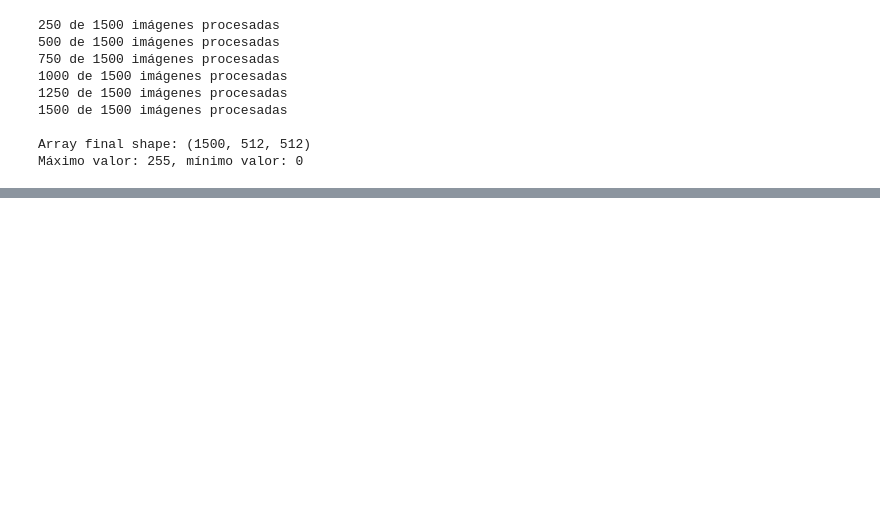
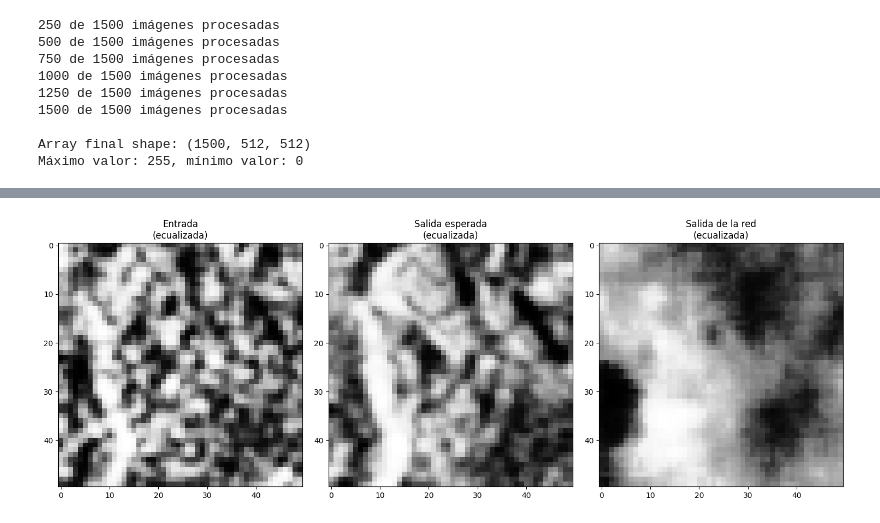
Before and after one commit to biancabalzarini/despeckling, a Jupyter notebook: notebooks/main_real_images.ipynb, the cells around one changed output, grey strips where cells are left out. Drawn from its saved outputs; the diff is of its cells as text; code cells hidden in the pictures; blank space fills up the shorter version.

```diff
--- a/notebooks/main_real_images.ipynb
+++ b/notebooks/main_real_images.ipynb
@@ -68,0 +347,20 @@ plt.show()
+# %%
+total_loss = 0
+with torch.no_grad(): # Esto es para asegurarse de que no se realicen cálculos de gradientes durante la evaluación del autoencoder.
+                      # Al entrar en este bloque, se desactiva el cálculo y almacenamiento automático de gradientes para reducir el uso de memoria y acelerar la evaluación.
+    for data in test_loader:
+        entrada, salida = data
+        entrada = entrada.float()
+        salida = salida.float()
+
+        # Forward pass
+        outputs = autoencoder(entrada) # Se realiza el forward pass del autoencoder con las imágenes de prueba.
+                                       # El autoencoder genera las imágenes reconstruidas utilizando el método forward() que definimos previamente en la clase Autoencoder.
+        loss = criterion(outputs, salida) # Se calcula la pérdida entre las imágenes reconstruidas y las imágenes originales utilizando la función de pérdida (criterion).
+                                          # Esto proporciona una medida de cuánto difieren las imágenes reconstruidas de las originales.
+        total_loss += loss.item() # La pérdida obtenida en cada iteración se suma a la variable total_loss utilizando loss.item(), que devuelve el valor escalar de la pérdida.
+                                  # Al final de la iteración, total_loss contendrá la suma acumulada de las pérdidas de todas las muestras del conjunto de datos de prueba.
+
+average_loss = total_loss / len(test_loader) # Se calcula la pérdida promedio dividiendo la suma acumulada de las pérdidas (total_loss) entre el número de lotes en el conjunto de datos de prueba (len(test_loader)).
+                                             # Esto proporciona una medida promedio de la discrepancia entre las imágenes originales y las imágenes reconstruidas por el autoencoder en el conjunto de datos de prueba.
+print(f"Average Test Loss: {average_loss:.4f}")
@@ -68,0 +385,48 @@ plt.show()
+# %%
+# Aplico el autoencoder a un ejemplo particular del dataset de testeo y veo cómo queda la
+# imagen de salida.
+
+ecualizar_hist = True  # Si se quiere o no ecualizar el histograma de la imagen
+
+###
+
+def graph_random_image(ecualizar_hist, name_suffix, show_plot=True):
+
+    index = int(noisy_val.shape[0]*np.random.random()) # Índice del ejemplo puntual que se desea seleccionar
+    entrada_red, salida_red = dataset_test[index]
+
+    example = entrada_red.float().unsqueeze(0)
+
+    reconstructed = autoencoder(example) # Aplica el autoencoder al ejemplo
+
+    tamanio = noisy_val.shape[1]
+
+    entrada = entrada_red.view(tamanio, tamanio)
+    salida_esperada = salida_red.view(tamanio, tamanio)
+    reconstructed = reconstructed.view(tamanio, tamanio)
+
+    imagenes = [entrada, salida_esperada, reconstructed.detach()]
+    titulos = ['Entrada', 'Salida esperada', 'Salida de la red']
+
+    fig, axes = plt.subplots(1, 3, figsize=(15, 5))
+    for ax, imagen, titulo in zip(axes, imagenes, titulos):
+        if ecualizar_hist:
+            im = imagen.cpu().numpy()
+            im = ((im - im.min()) * 255) / (im.max() - im.min())
+            imagen = cv2.equalizeHist(im.astype(np.uint8))
+            titulo += '\n(ecualizada)'
+
+        ax.imshow(imagen, cmap='gray')
+        ax.set_title(titulo)
+
+    plt.tight_layout()
+    ### plt.savefig(f'data/images/imagenes_reales/{config_name}_{name_suffix}.png', dpi=300, bbox_inches='tight')
+
+    if not show_plot:
+        plt.close(fig)
+
+    return imagenes, titulos
+
+imagenes, titulos = graph_random_image(ecualizar_hist=ecualizar_hist, name_suffix=1, show_plot=True)
+# %% [output]
+[figure, added]
```
Also changed, not shown: parts of 31 cells of this notebook, 4 other files.
